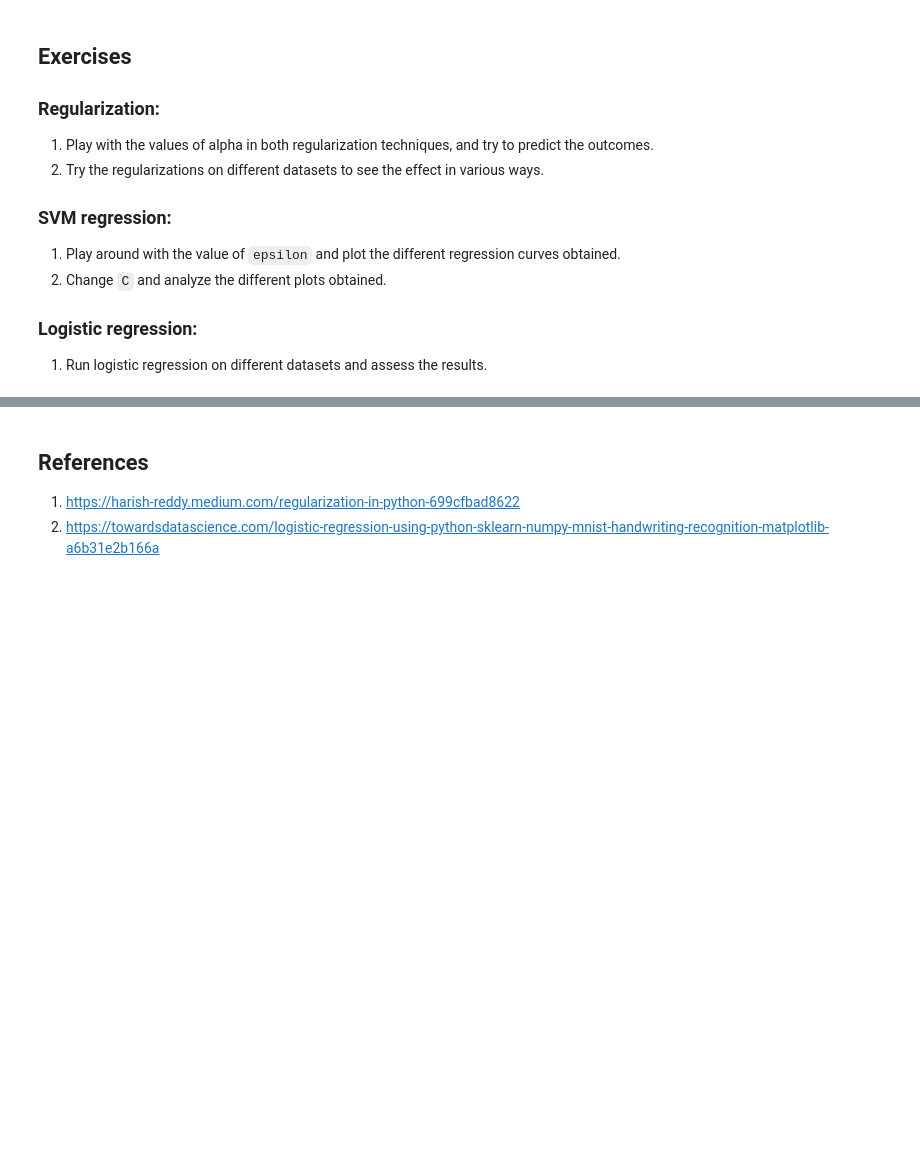
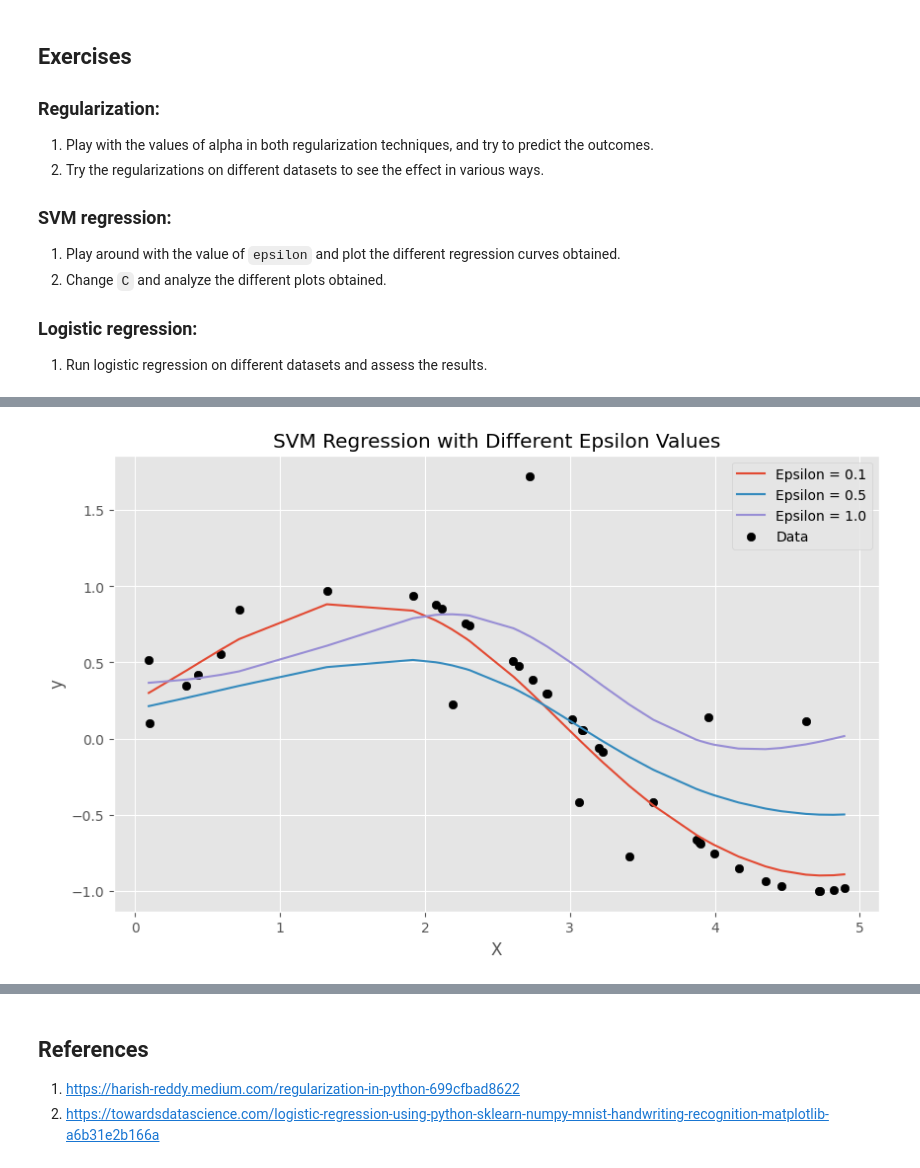
Before and after one commit to VyjayantiN/FMML-Projects-Assignments-2023, a Jupyter notebook: Regression_Lab_3.ipynb, the cells around one changed output, grey strips where cells are left out. Cells and saved outputs as stored; diff of their text form; code cells hidden in the pictures; blank space fills up the shorter version.

```diff
--- a/Regression_Lab_3.ipynb
+++ b/Regression_Lab_3.ipynb
@@ -647,0 +808,32 @@ plt.title(all_sample_title, size = 15);
+# %%
+# SVM regression:
+# Question 1 - Play around with the value of epsilon and plot the different regression curves obtained.
+import numpy as np
+import matplotlib.pyplot as plt
+from sklearn.svm import SVR
+
+# Generate some sample data
+np.random.seed(0)
+X = np.sort(5 * np.random.rand(40, 1), axis=0)
+y = np.sin(X).ravel()
+
+# Add noise to targets
+y[::5] += 3 * (0.5 - np.random.rand(8))
+
+# Fit regression model with SVM using different epsilon values
+epsilons = [0.1, 0.5, 1.0]
+plt.figure(figsize=(10, 6))
+for epsilon in epsilons:
+    svr = SVR(kernel='rbf', epsilon=epsilon)
+    svr.fit(X, y)
+    y_pred = svr.predict(X)
+    plt.plot(X, y_pred, label='Epsilon = {}'.format(epsilon))
+
+plt.scatter(X, y, color='black', label='Data')
+plt.xlabel('X')
+plt.ylabel('y')
+plt.title('SVM Regression with Different Epsilon Values')
+plt.legend()
+plt.show()
+# %% [output]
+[figure, added]
```
Also changed, not shown: parts of 5 cells of this notebook.
